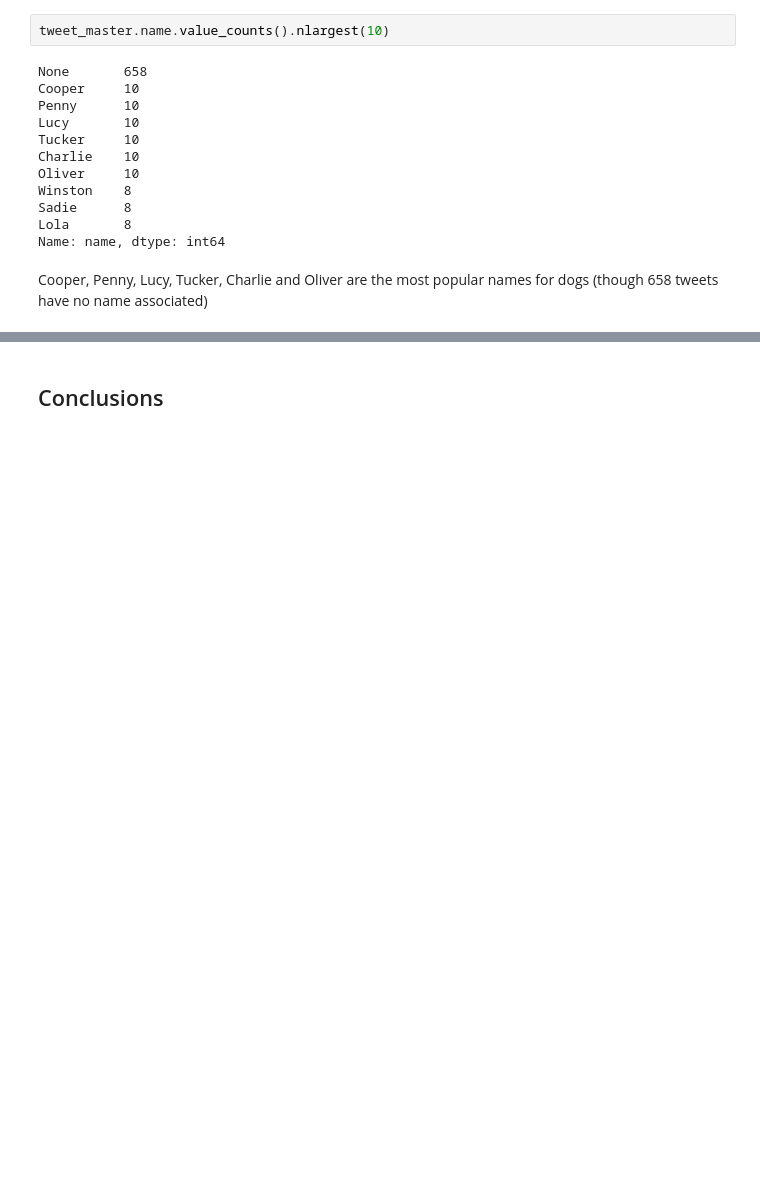
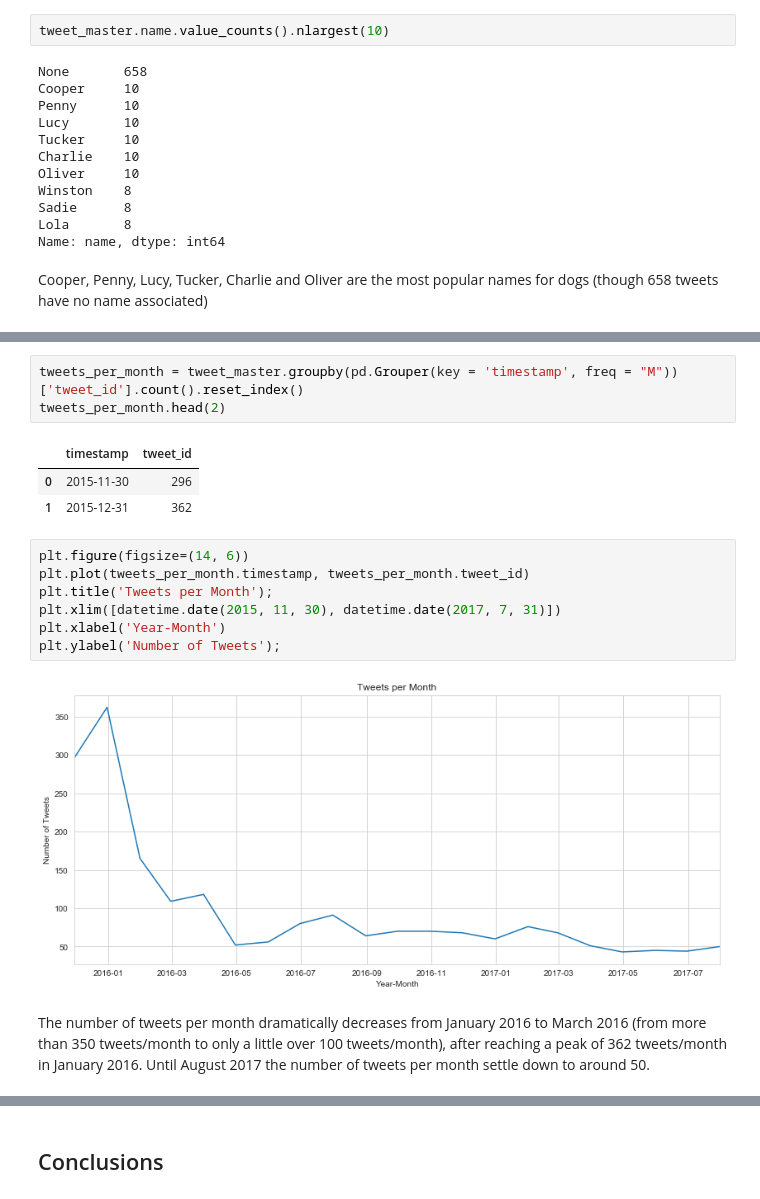
Before and after one commit to BarbaraSchenk/WeRateDogs_Twitter, a Jupyter notebook: WeRateDogs_Twitter.ipynb, the cells around one changed output, grey strips where cells are left out. Drawn from its saved outputs; the diff is of its cells as text; blank space fills up the shorter version.

```diff
--- a/WeRateDogs_Twitter.ipynb
+++ b/WeRateDogs_Twitter.ipynb
@@ -971,0 +1091,18 @@ Text(0,0.5,'# retweets')
+# %%
+tweets_per_month = tweet_master.groupby(pd.Grouper(key = 'timestamp', freq = "M"))['tweet_id'].count().reset_index()
+tweets_per_month.head(2)
+# %% [output]
+|  | timestamp | tweet_id |
+| 0 | 2015-11-30 | 296 |
+| 1 | 2015-12-31 | 362 |
+# %%
+plt.figure(figsize=(14, 6))
+plt.plot(tweets_per_month.timestamp, tweets_per_month.tweet_id)
+plt.title('Tweets per Month');
+plt.xlim([datetime.date(2015, 11, 30), datetime.date(2017, 7, 31)])
+plt.xlabel('Year-Month')
+plt.ylabel('Number of Tweets');
+# %% [output]
+[figure, added]
+# %% [markdown]
+The number of tweets per month dramatically decreases from January 2016 to March 2016 (from more than 350 tweets/month to only a little over 100 tweets/month), after reaching a peak of 362 tweets/month in January 2016. Until August 2017 the number of tweets per month settle down to around 50.
```
Also changed, not shown: parts of 35 cells of this notebook.
